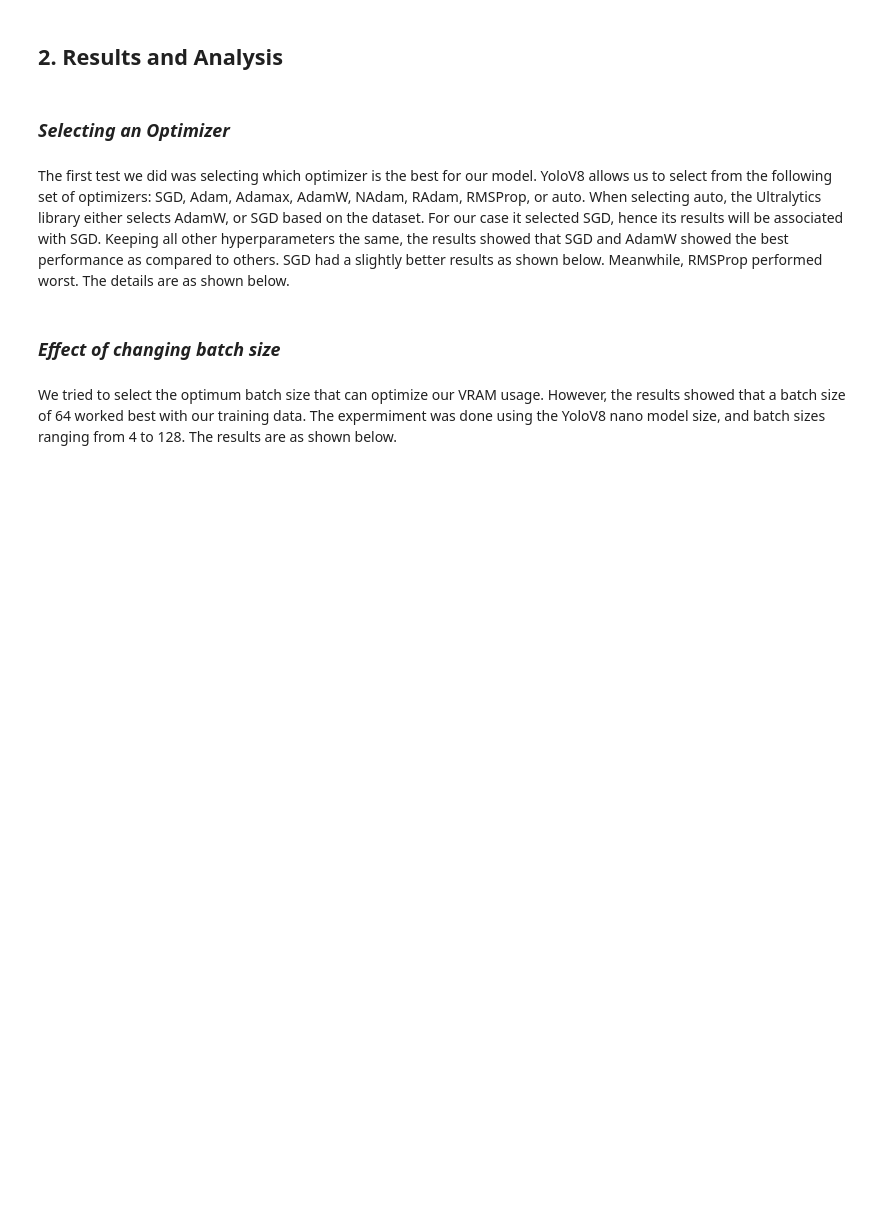
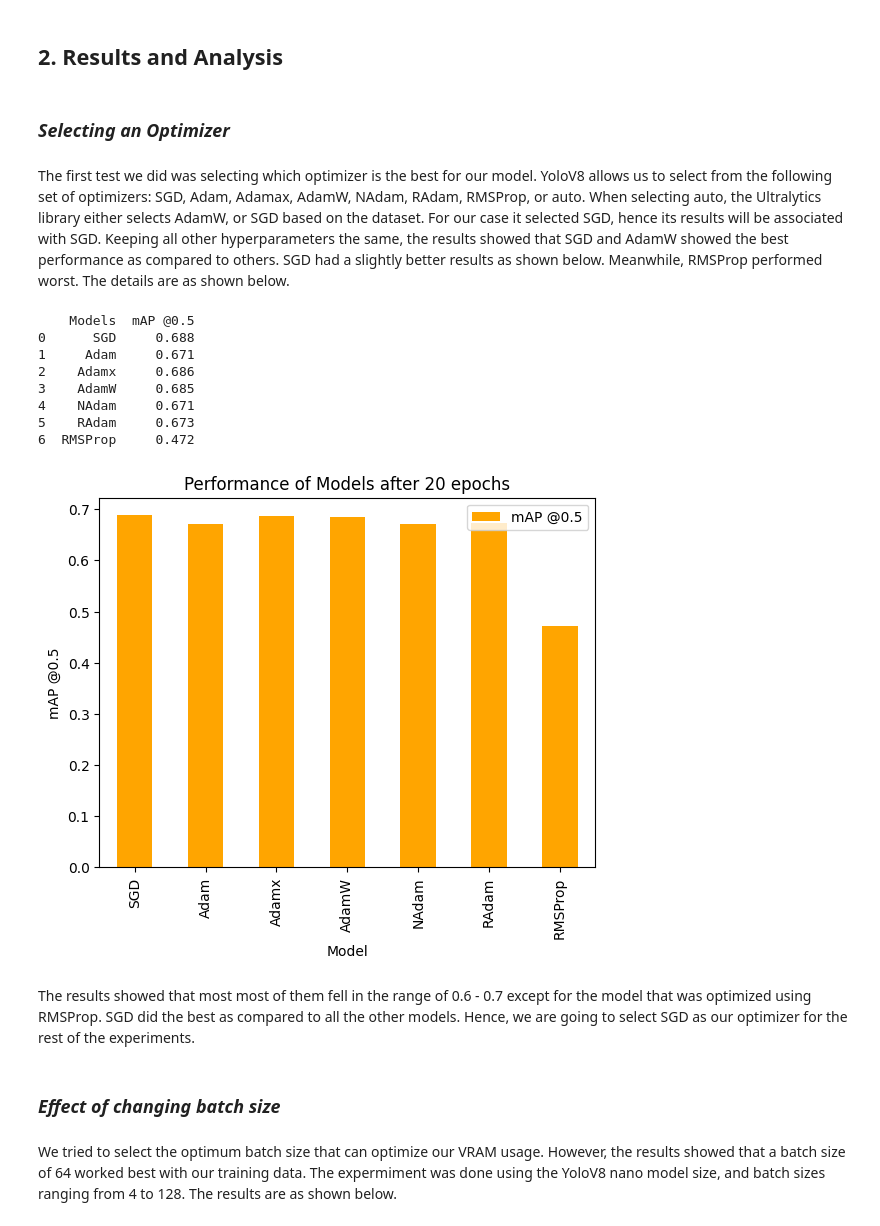
Before and after one commit to AbelKidane-abita/Weeklypresentation, a Jupyter notebook: Report/Untitled.ipynb, the cells around one changed output. Cells and saved outputs as stored; diff of their text form; code cells hidden in the pictures; blank space fills up the shorter version.

```diff
--- a/Report/Untitled.ipynb
+++ b/Report/Untitled.ipynb
@@ -15,13 +15,36 @@ In this report, we will go over the influence of changing the hyperparameters to
 # %% [markdown]
 The first test we did was selecting which optimizer is the best for our model. YoloV8 allows us to select from the following set of optimizers: SGD, Adam, Adamax, AdamW, NAdam, RAdam, RMSProp, or auto. When selecting auto, the Ultralytics library either selects AdamW, or SGD based on the dataset. For our case it selected SGD, hence its results will be associated with SGD. Keeping all other hyperparameters the same, the results showed that SGD and AdamW showed the best performance as compared to others. SGD had a slightly better results as shown below. Meanwhile, RMSProp performed worst. The details are as shown below.
 # %%
-import tabulate
+import pandas as pd
+import matplotlib.pyplot as plt
 
-data = [['Name', 'Age', 'Gender'], ['John Doe', 30, 'Male'], ['Jane Doe', 25, 'Female'], ['Bob Smith', 40, 'Male']]
+# mAP @0.5
+data = {"Models": ["SGD", "Adam", "Adamx", "AdamW", "NAdam", "RAdam", "RMSProp"],
+        "mAP @0.5": [0.688, 0.671, 0.686, 0.685, 0.671, 0.673, 0.472]
+       }
+df = pd.DataFrame(data)
+print(df)
+df.plot.bar(x='Models', y='mAP @0.5', color='orange')
 
-table = tabulate(data, tablefmt='pipe', floatfmt='.2f')
+# Add a title and labels to the axes
+plt.title('Performance of Models after 20 epochs')
+plt.xlabel('Model')
+plt.ylabel('mAP @0.5')
 
-print(table)
+# Show the plot
+plt.show()
+# %% [output]
+    Models  mAP @0.5
+0      SGD     0.688
+1     Adam     0.671
+2    Adamx     0.686
+3    AdamW     0.685
+4    NAdam     0.671
+5    RAdam     0.673
+6  RMSProp     0.472
+[figure, added]
+# %% [markdown]
+The results showed that most most of them fell in the range of 0.6 - 0.7 except for the model that was optimized using RMSProp. SGD did the best as compared to all the other models. Hence, we are going to select SGD as our optimizer for the rest of the experiments.
 # %% [markdown]
 ### *Effect of changing batch size*
 # %% [markdown]
```
Also changed, not shown: parts of 2 cells of this notebook.
